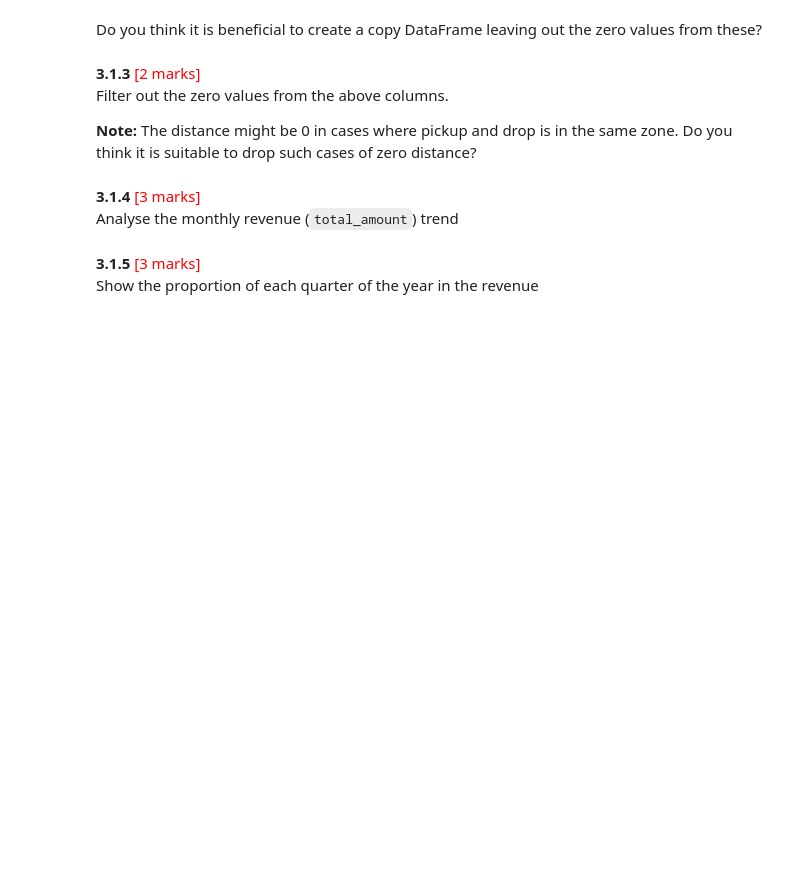
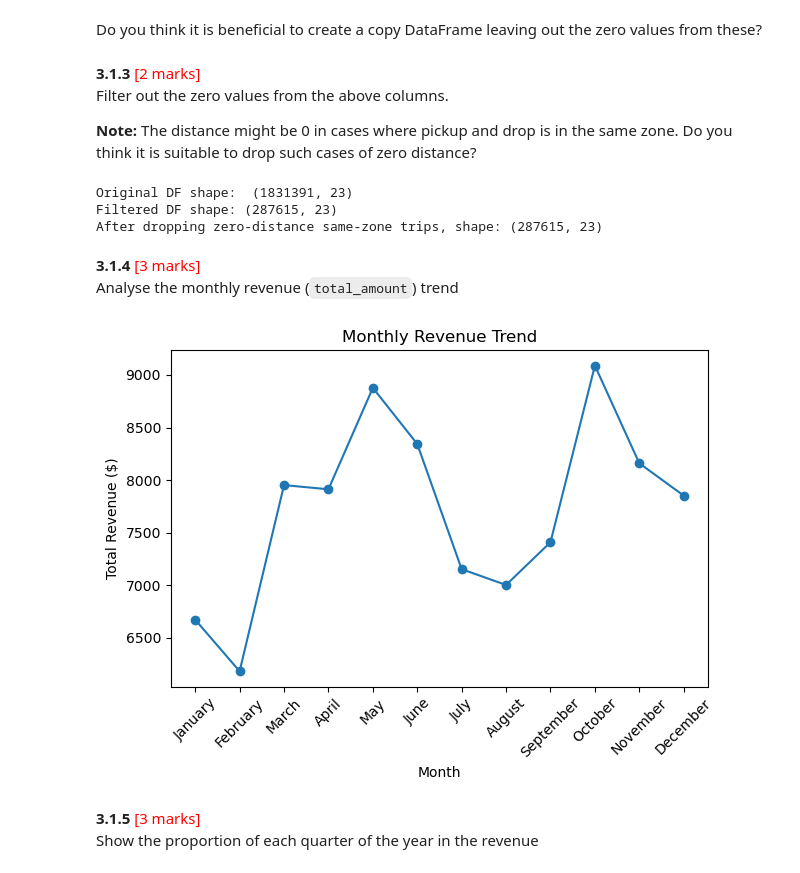
Before and after one commit to ikhanhmai/ACPML---EDA-Assignment---EDA-on-NYC-Taxi-Records, a Jupyter notebook: EDA_Assg_NYC_Taxi_Starter.ipynb, the cells around one changed output. Drawn from its saved outputs; the diff is of its cells as text; code cells hidden in the pictures; blank space fills up the shorter version.

```diff
--- a/EDA_Assg_NYC_Taxi_Starter.ipynb
+++ b/EDA_Assg_NYC_Taxi_Starter.ipynb
@@ -584,3 +777,24 @@ Filter out the zero values from the above columns.
+# %%
+# Create a df with non zero entries for the selected parameters.
+df_nonzero = df[
+    (df['fare_amount'] > 0) &
+    (df['trip_distance'] > 0) &
+    (df['total_amount'] > 0) &
+    (df['tip_amount'] > 0)
+].copy()
+
+print("Original DF shape: ", df.shape)
+print("Filtered DF shape:", df_nonzero.shape)
+
+# Drop trips with zero distance where pickup and dropoff zones are identical
+df_nonzero = df_nonzero[~((df_nonzero['trip_distance'] == 0) &
+          (df_nonzero['PULocationID'] == df_nonzero['DOLocationID']))].reset_index(drop=True)
+
+print("After dropping zero-distance same-zone trips, shape:", df_nonzero.shape)
+# %% [output]
+Original DF shape:  (1831391, 23)
+Filtered DF shape: (287615, 23)
+After dropping zero-distance same-zone trips, shape: (287615, 23)
 # %% [markdown]
 **3.1.4** <font color = red>[3 marks]</font> <br>
 Analyse the monthly revenue (`total_amount`) trend
@@ -589,3 +801,26 @@ Analyse the monthly revenue (`total_amount`) trend
+# %%
+# Group data by month and analyse monthly revenue
+import matplotlib.pyplot as plt
+import calendar
+
+# 3.1.4 Analyse the monthly revenue trend using df_nonzero
+months_order = list(calendar.month_name)[1:]  # ['January', 'February', …, 'December']
+
+# Sum total_amount per month, reindex to calendar order
+monthly_revenue = df_nonzero.groupby('pickup_month')['total_amount'] \
+                           .sum().reindex(months_order)
+
+# Plot
+plt.figure()
+plt.plot(months_order, monthly_revenue.values, marker='o')
+plt.xlabel('Month')
+plt.ylabel('Total Revenue ($)')
+plt.title('Monthly Revenue Trend')
+plt.xticks(rotation=45)
+plt.tight_layout()
+plt.show()
+# %% [output]
+[figure, added]
 # %% [markdown]
 **3.1.5** <font color = red>[3 marks]</font> <br>
 Show the proportion of each quarter of the year in the revenue
```
Also changed, not shown: parts of 79 cells of this notebook.
